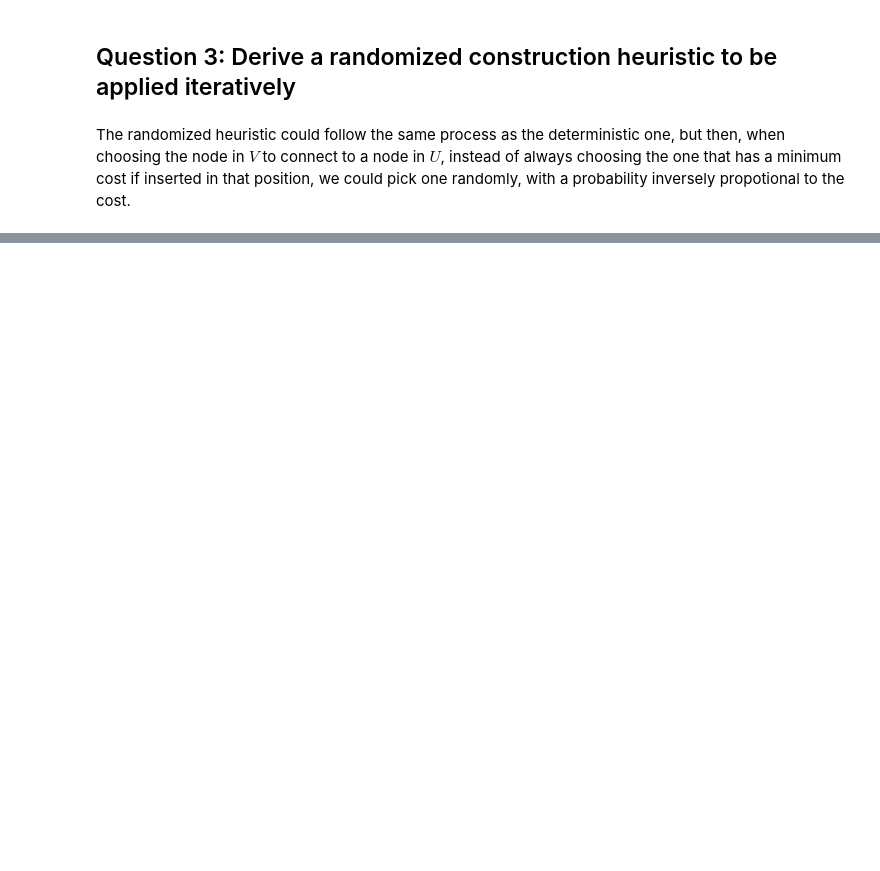
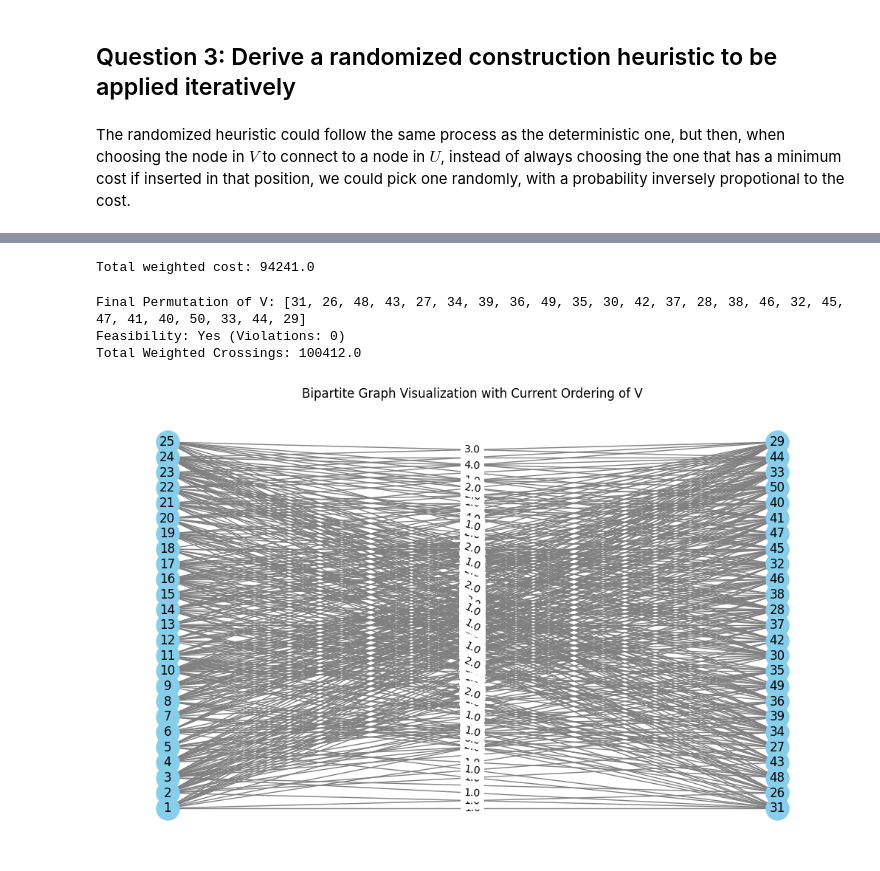
Before and after one commit to bergio13/heuristic-optimization-MWCCP, a Jupyter notebook: Hw1.ipynb, the cells around one changed output, grey strips where cells are left out. Saved outputs shown, nothing was run; the diff lists cells and outputs as text; code cells hidden in the pictures; blank space fills up the shorter version.

```diff
--- a/Hw1.ipynb
+++ b/Hw1.ipynb
@@ -28,0 +85,25 @@ The randomized heuristic could follow the same process as the deterministic one,
+# %%
+def load_instance(filename):
+    with open(filename, 'r') as file:
+        U_size, V_size, C_size, E_size = map(int, file.readline().split())
+        graph = Graph(U_size, V_size)
+
+        # Read constraints section
+        line = file.readline().strip()
+        while line != "#constraints":
+            line = file.readline().strip()
+
+        for _ in range(C_size):
+            v, v_prime = map(int, file.readline().split())
+            graph.add_constraint(v, v_prime)
+
+        # Read edges section
+        line = file.readline().strip()
+        while line != "#edges":
+            line = file.readline().strip()
+
+        for _ in range(E_size):
+            u, v, weight = file.readline().split()
+            graph.add_edge(int(u), int(v), float(weight))
+
+    return graph
@@ -28,0 +360,20 @@ The randomized heuristic could follow the same process as the deterministic one,
+# %%
+graph = load_instance('in.txt')
+print("Total weighted cost:", graph.crossing_cost())
+# %% [output]
+Total weighted cost: 94241.0
+# %%
+solution = HeuristicSol(graph)
+feasible, violations = solution.is_feasible()
+crossings = solution.count_crossings()
+
+print("Final Permutation of V:", solution.permutation)
+print(f"Feasibility: {'Yes' if feasible else 'No'} (Violations: {violations})")
+print(f"Total Weighted Crossings: {crossings}")
+
+solution.visualize()
+# %% [output]
+Final Permutation of V: [31, 26, 48, 43, 27, 34, 39, 36, 49, 35, 30, 42, 37, 28, 38, 46, 32, 45, 47, 41, 40, 50, 33, 44, 29]
+Feasibility: Yes (Violations: 0)
+Total Weighted Crossings: 100412.0
+[figure, added]
```
Also changed, not shown: parts of 8 cells of this notebook, 2 other files.
